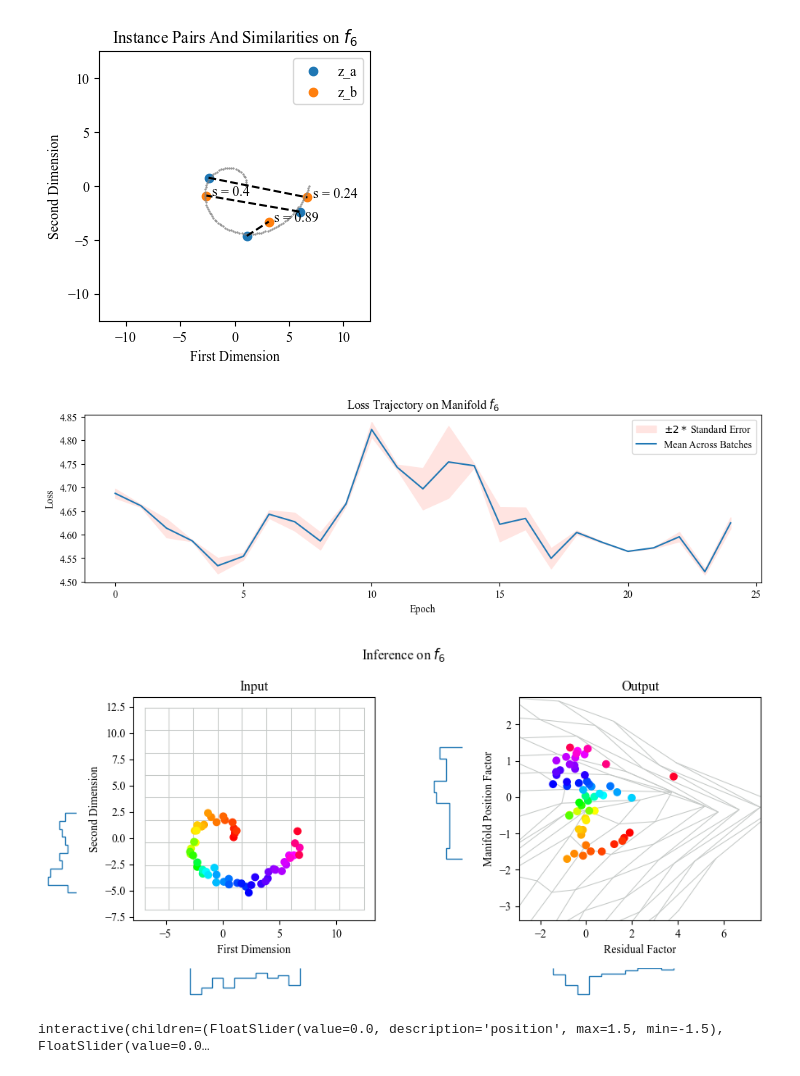
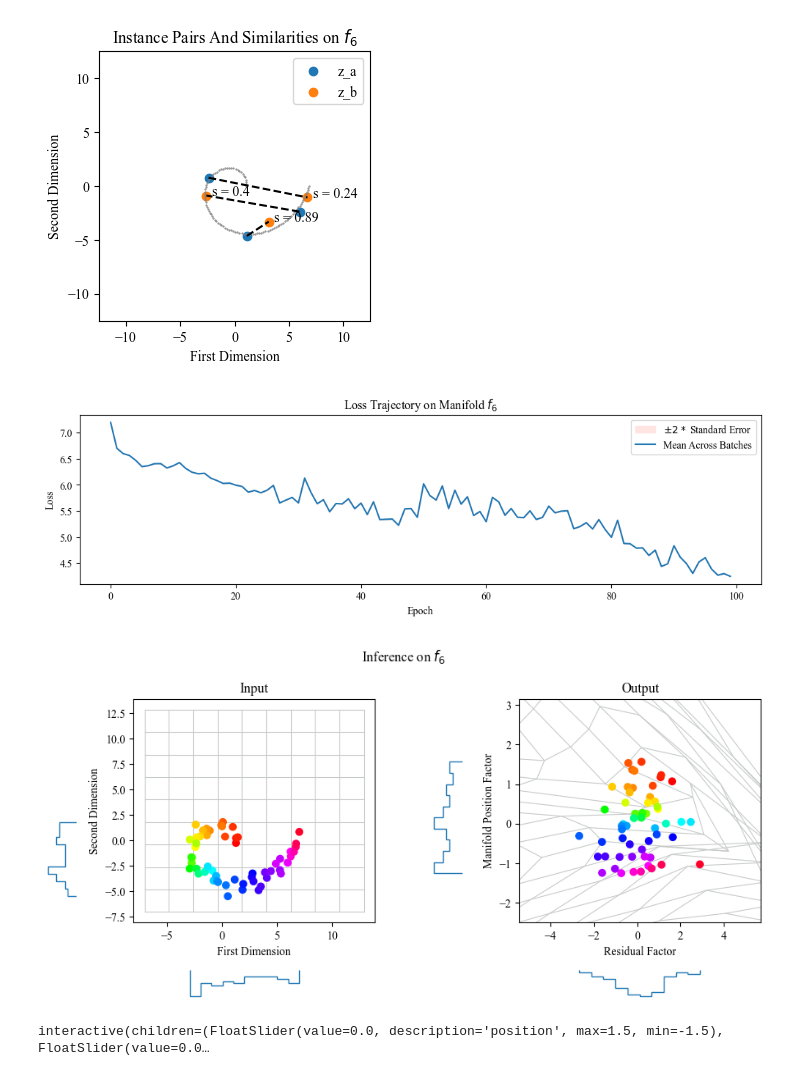
Before and after one commit to TimHenry1995/gyoza, a Jupyter notebook: src/gyoza/scripts/manifolds.ipynb, the cells around one changed output. Saved outputs shown, nothing was run; the diff lists cells and outputs as text; code cells hidden in the pictures.

```diff
--- a/src/gyoza/scripts/manifolds.ipynb
+++ b/src/gyoza/scripts/manifolds.ipynb
@@ -780,24 +759,24 @@ plot_instance_pairs(S=S_star, Z_ab=Z_ab[:3,:,:], Y_ab=Y_ab[:3,:], manifold_funct
 # %%
 # Create network
 reset_random_number_generators(seed=869) # Reproducability
-network = create_network(Z_sample=Z[np.random.choice(M, size=128)])
+network = create_network(Z_sample=Z[np.random.choice(M, size=128)], stage_count=3)
 network.compile(optimizer=tf.keras.optimizers.Adam(learning_rate=0.01))
 
 # Calibrate network
-batch_size = 512
+batch_size = 1024
 iterator = mdis.volatile_factorized_pair_iterator(X=Z, Y=Y, batch_size=batch_size, similarity_function=similarity_function)
-epoch_loss_means, epoch_loss_standard_deviations = network.fit(iterator=iterator, epoch_count=25, batch_count=M//batch_size)
+epoch_loss_means, epoch_loss_standard_deviations = network.fit(iterator=iterator, epoch_count=100, batch_count=M//batch_size)
 plot_loss_trajectory(epoch_loss_means=epoch_loss_means, epoch_loss_standard_deviations=epoch_loss_standard_deviations, manifold_name=manifold_name)
+
+# Plot input and output
+plot_input_output(network, S_range = [np.min(S), np.max(S)], manifold_function=manifold_function, noise_strength=noise_strength, manifold_name=manifold_name)
+
+# Plot interactive tool
+interact(plot_inverse_point, position=(-1.5,1.5,0.1), residual=(-1.5,1.5,0.1), S=fixed(S_star), network=fixed(network), manifold_function=fixed(manifold_function), manifold_name=fixed(manifold_name));
 # %% [output]
-[figure, old version]
+[figure, new version]
+[figure, added]
+interactive(children=(FloatSlider(value=0.0, description='position', max=1.5, min=-1.5), FloatSlider(value=0.0…
-# %%
-plot_input_output(network, S_range = [np.min(S), np.max(S)], manifold_function=manifold_function, noise_strength=noise_strength, manifold_name=manifold_name)
-# %% [output]
-[figure, removed]
-# %%
-interact(plot_inverse_point, position=(-1.5,1.5,0.1), residual=(-1.5,1.5,0.1), S=fixed(S_star), network=fixed(network), manifold_function=fixed(manifold_function), manifold_name=fixed(manifold_name));
-# %% [output]
-interactive(children=(FloatSlider(value=0.0, description='position', max=1.5, min=-1.5), FloatSlider(value=0.0…
 # %%
 # Cross validate model behaviour
 reset_random_number_generators(seed=620) # Reproducability
```
Also changed, not shown: parts of 27 cells of this notebook.
